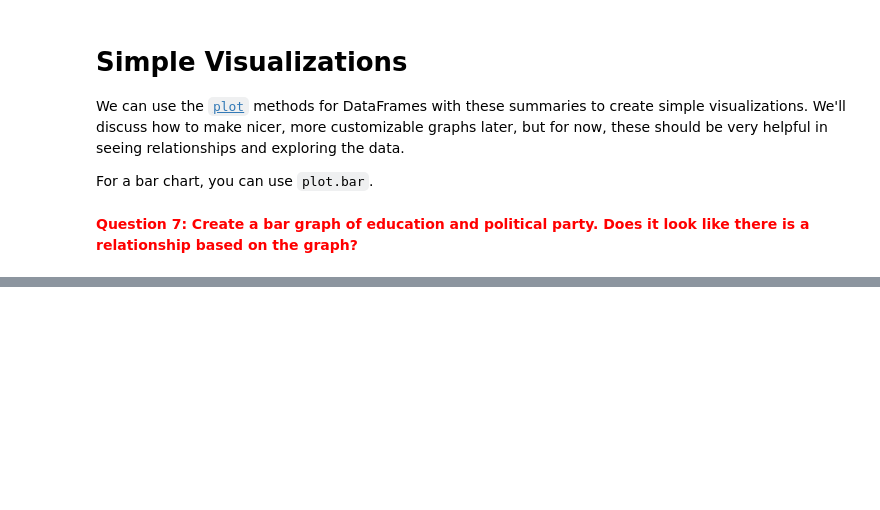
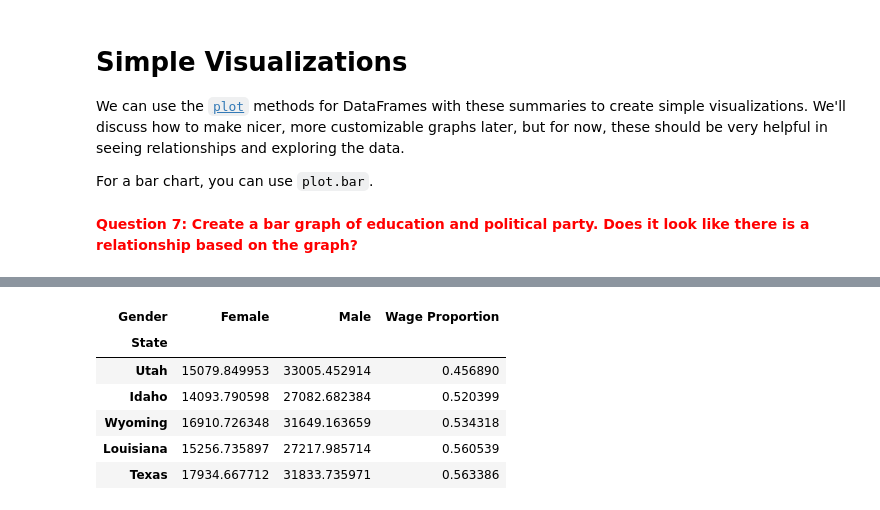
Before and after one commit to Neilblund/bsos326-fall24, a Jupyter notebook: 1. In-Class Work/Week 04 - Pandas/04-01-Pandas.ipynb, the cells around one changed output, grey strips where cells are left out. Saved outputs shown, nothing was run; the diff lists cells and outputs as text; code cells hidden in the pictures; blank space fills up the shorter version.

```diff
--- a/1. In-Class Work/Week 04 - Pandas/04-01-Pandas.ipynb
+++ b/1. In-Class Work/Week 04 - Pandas/04-01-Pandas.ipynb
@@ -187,0 +202,17 @@ race_by_gender.plot.bar()
+# %%
+# create a pivot table
+gender_wage_table = gwdf.pivot_table(index = "State", columns = "Gender", values="Average Wage")
+
+# calculate the % female wage compared to male by state
+gender_wage_table["Wage Proportion"] =   gender_wage_table.Female /gender_wage_table.Male
+
+# sort by wage gap and view the top 10
+gender_wage_table.sort_values(by = "Wage Proportion").head()
+# %% [output]
+| Gender | Female | Male | Wage Proportion |
+| State |  |  |  |
+| Utah | 15079.849953 | 33005.452914 | 0.456890 |
+| Idaho | 14093.790598 | 27082.682384 | 0.520399 |
+| Wyoming | 16910.726348 | 31649.163659 | 0.534318 |
+| Louisiana | 15256.735897 | 27217.985714 | 0.560539 |
+| Texas | 17934.667712 | 31833.735971 | 0.563386 |
```
Also changed, not shown: parts of 6 cells of this notebook.
